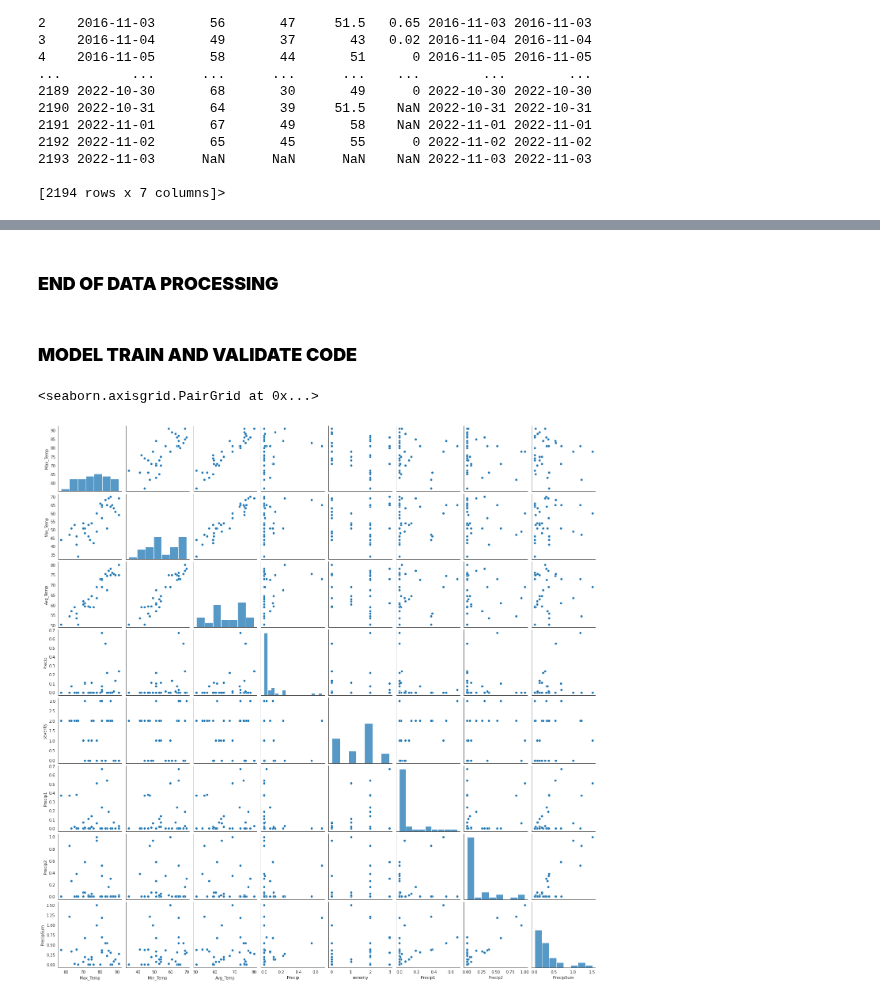
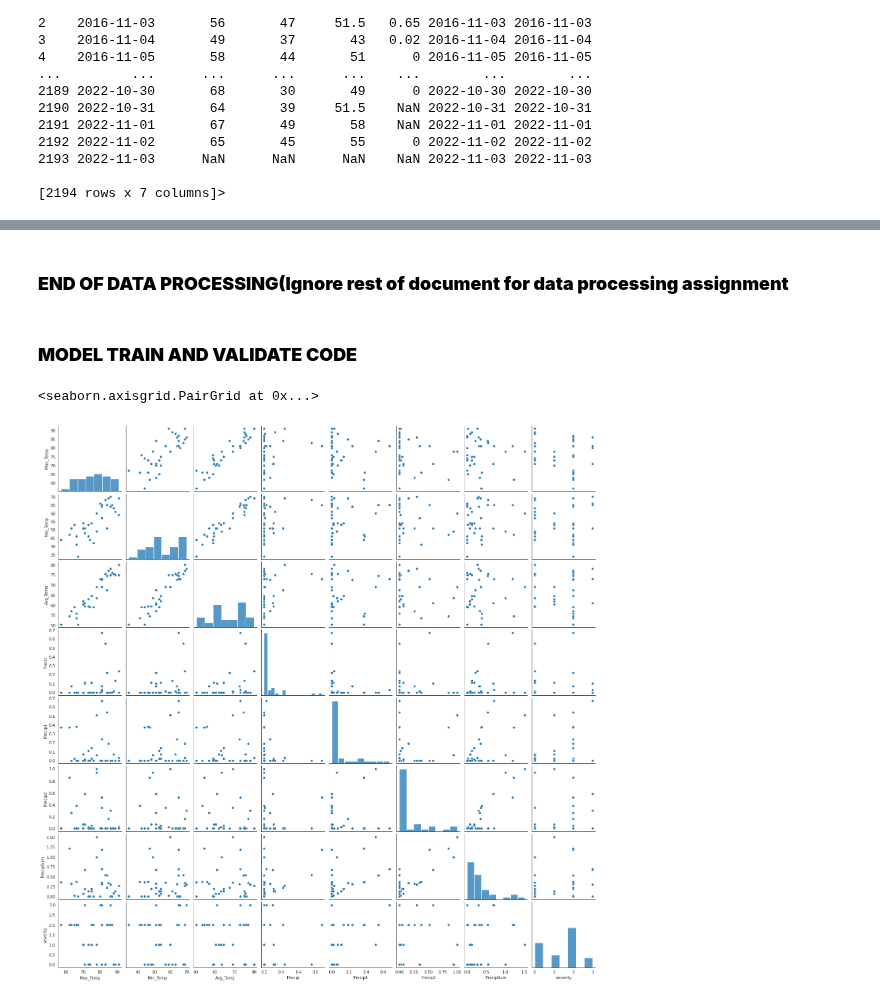
Before and after one commit to ChrisHarvey21/HABs, a Jupyter notebook: HABs.ipynb, the cells around one changed output, grey strips where cells are left out. Drawn from its saved outputs; the diff is of its cells as text; code cells hidden in the pictures.

```diff
--- a/HABs.ipynb
+++ b/HABs.ipynb
@@ -253,24 +241,24 @@ final.head()
 | 3 | 0707SKA0193 | SHORE | CONFIRMED WITH HIGH TOXINS | 2018-08-16 | 86.0 | 70.0 | 78.0 | 0.00 | 3.0 | ... |
 | 4 | 0707SKA0193 | SHORE | CONFIRMED | 2018-08-08 | 81.0 | 65.0 | 73.0 | 0.67 | 2.0 | ... |
 # %% [markdown]
-### **END OF DATA PROCESSING**
+### **END OF DATA PROCESSING(Ignore rest of document for data processing assignment**
 # %% [markdown]
 ### **MODEL TRAIN AND VALIDATE CODE**
 # %%
 #Create a scatterplot to look for collinearity
 #Create subset of habs called mylist
-my_list = ["Date", "Max_Temp", "Min_Temp", "Avg_Temp" , "Precip", "severity", "Precip1", "Precip2","PrecipSum"]
+my_list = ["Date", "Max_Temp", "Min_Temp", "Avg_Temp" , "Precip", "Precip1", "Precip2","PrecipSum","severity"]
 
 #check to make sure all your columns are there:
 final[my_list].head()
 
 #Seaborn.pairplot to plot a scatterplot matrix
 sns.pairplot(final[my_list])
 
 #We can see there is colinearity between the max, min, and average temp and some between the precips and sum precip which is expected
 # %% [output]
 <seaborn.axisgrid.PairGrid at 0x...>
-[figure, old version]
+[figure, new version]
 # %%
 #Do VIF, if any are greater than 10 we have to either throw out predictor variables that arent important or add on bias reducers
 #Calculate VIFs on our dataset
```
Also changed, not shown: parts of 9 cells of this notebook.
